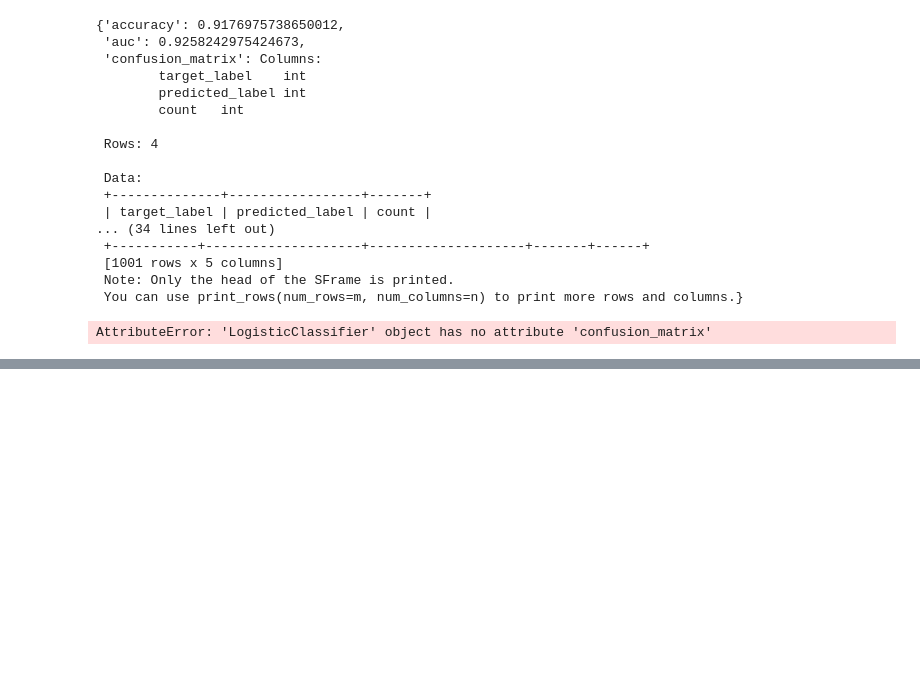
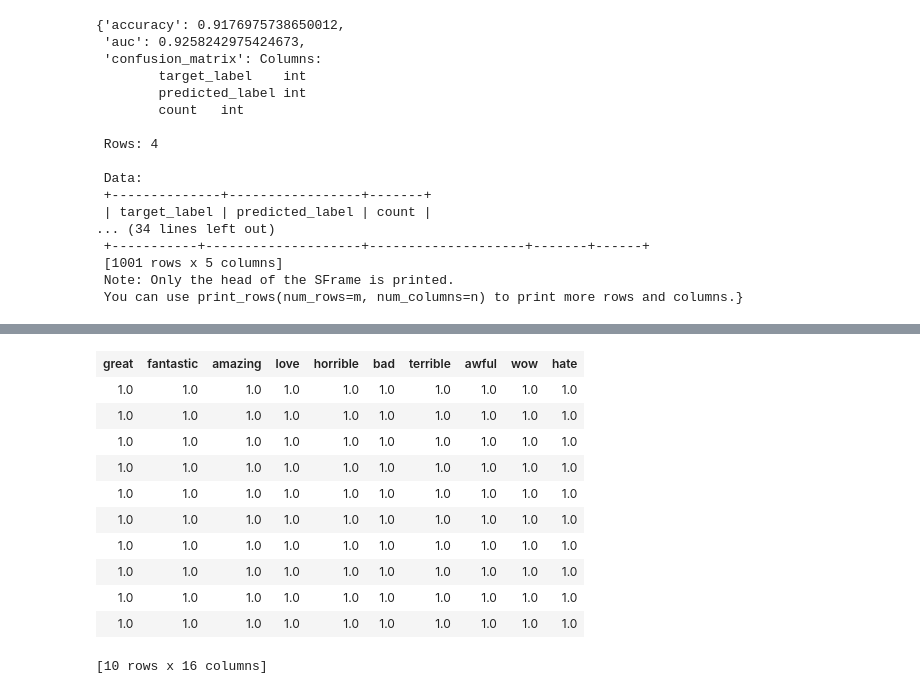
Before and after one commit to jawyoonis/ML_coursera, a Jupyter notebook: classifications/my_clasification_model.ipynb, the cells around one changed output, grey strips where cells are left out. Drawn from its saved outputs; the diff is of its cells as text; code cells hidden in the pictures; blank space fills up the shorter version.

```diff
--- a/classifications/my_clasification_model.ipynb
+++ b/classifications/my_clasification_model.ipynb
@@ -120,7 +125,16 @@ sentiment_model.evaluate(test_data)
  [1001 rows x 5 columns]
  Note: Only the head of the SFrame is printed.
  You can use print_rows(num_rows=m, num_columns=n) to print more rows and columns.}
-# %%
-sentiment_model.confusion_matrix(test_data)
-# %% [output]
-AttributeError: 'LogisticClassifier' object has no attribute 'confusion_matrix'
+# %%
+selected_words = ['awesome', 'great', 'fantastic', 'amazing', 'love', 'horrible', 'bad', 'terrible', 'awful', 'wow', 'hate']
+# %%
+def awesome_count(word, word_counts):
+    for word in word_counts:
+        return word_counts[word]
+    return 0
+# %%
+for word in selected_words:
+    products[word] = products['word_counts'].apply(lambda word_dict : awesome_count(word, word_dict))
+# %%
+products.head()
+# %% [output]
@@ -126,0 +152,12 @@ AttributeError: 'LogisticClassifier' object has no attribute 'confusion_matrix'
+| great | fantastic | amazing | love | horrible | bad | terrible | awful | wow | hate |
+| 1.0 | 1.0 | 1.0 | 1.0 | 1.0 | 1.0 | 1.0 | 1.0 | 1.0 | 1.0 |
+| 1.0 | 1.0 | 1.0 | 1.0 | 1.0 | 1.0 | 1.0 | 1.0 | 1.0 | 1.0 |
+| 1.0 | 1.0 | 1.0 | 1.0 | 1.0 | 1.0 | 1.0 | 1.0 | 1.0 | 1.0 |
+| 1.0 | 1.0 | 1.0 | 1.0 | 1.0 | 1.0 | 1.0 | 1.0 | 1.0 | 1.0 |
+| 1.0 | 1.0 | 1.0 | 1.0 | 1.0 | 1.0 | 1.0 | 1.0 | 1.0 | 1.0 |
+| 1.0 | 1.0 | 1.0 | 1.0 | 1.0 | 1.0 | 1.0 | 1.0 | 1.0 | 1.0 |
+| 1.0 | 1.0 | 1.0 | 1.0 | 1.0 | 1.0 | 1.0 | 1.0 | 1.0 | 1.0 |
+| 1.0 | 1.0 | 1.0 | 1.0 | 1.0 | 1.0 | 1.0 | 1.0 | 1.0 | 1.0 |
+| 1.0 | 1.0 | 1.0 | 1.0 | 1.0 | 1.0 | 1.0 | 1.0 | 1.0 | 1.0 |
+| 1.0 | 1.0 | 1.0 | 1.0 | 1.0 | 1.0 | 1.0 | 1.0 | 1.0 | 1.0 |
+[10 rows x 16 columns]
```
Also changed, not shown: parts of 12 cells of this notebook, 14 other files.
